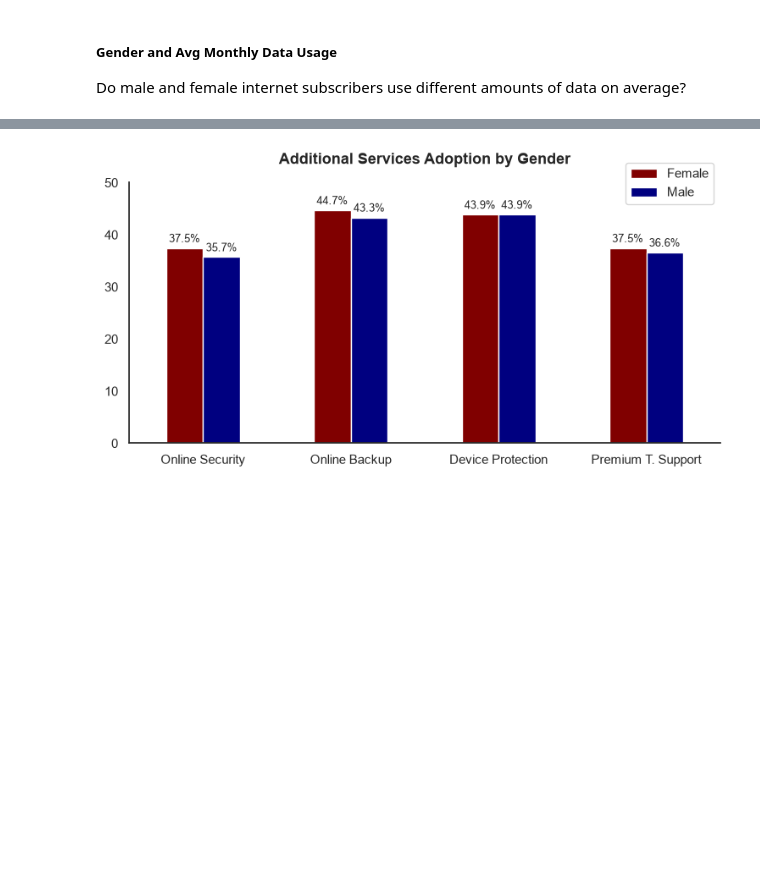
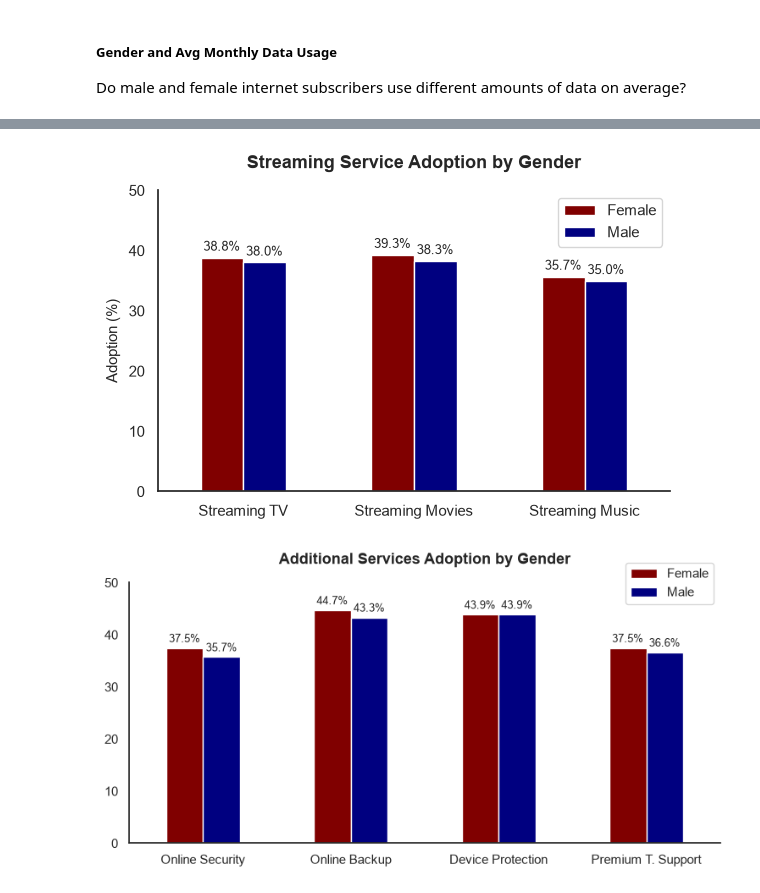
Before and after one commit to pendergataxel/telecom-customer-churn-analysis, a Jupyter notebook: notebooks/03_bivariate_and_churn_drivers.ipynb, the cells around one changed output, grey strips where cells are left out. Cells and saved outputs as stored; diff of their text form; code cells hidden in the pictures; blank space fills up the shorter version.

```diff
--- a/notebooks/03_bivariate_and_churn_drivers.ipynb
+++ b/notebooks/03_bivariate_and_churn_drivers.ipynb
@@ -238,3 +218,40 @@ Does adoption of additional services differ by gender?
+# %%
+streaming_tv_by_gender = churn_df.groupby('Gender')['Streaming TV'].mean() * 100
+
+streaming_movies_by_gender = churn_df.groupby('Gender')['Streaming Movies'].mean() * 100
+
+streaming_music_by_gender = churn_df.groupby('Gender')['Streaming Music'].mean() * 100
+
+streaming_service_adoption = pd.DataFrame(
+    {
+        'Streaming TV': streaming_tv_by_gender,
+        'Streaming Movies': streaming_movies_by_gender,
+        'Streaming Music': streaming_music_by_gender
+    }
+).T
+
+ax = streaming_service_adoption.plot.bar(
+    figsize=(6, 4),
+    rot=0,
+    color=['maroon', 'navy']
+)
+
+for container in ax.containers:
+    ax.bar_label(
+        container,
+        fmt='%.1f%%',
+        padding=3,
+        fontsize=9
+    )
+
+ax.set_title('Streaming Service Adoption by Gender')
+ax.set_ylabel('Adoption (%)')
+ax.set_ylim(top=50)
+ax.legend(['Female', 'Male'])
+
+plt.tight_layout();
+# %% [output]
+[figure, added]
 # %%
 online_security_by_gender = internet_customers.groupby('Gender')['Online Security'].mean() * 100
 online_backup_by_gender = internet_customers.groupby('Gender')['Online Backup'].mean() * 100
```
Also changed, not shown: parts of 58 cells of this notebook.
